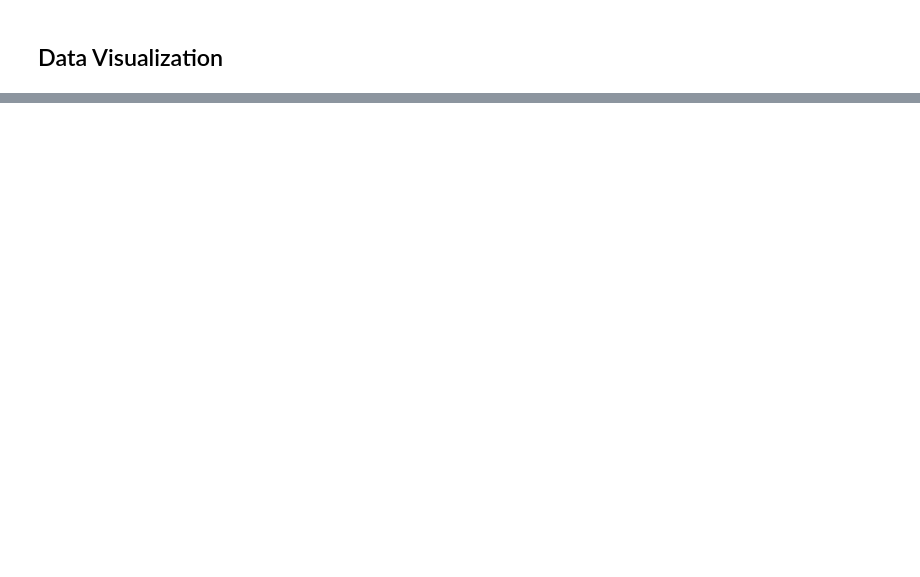
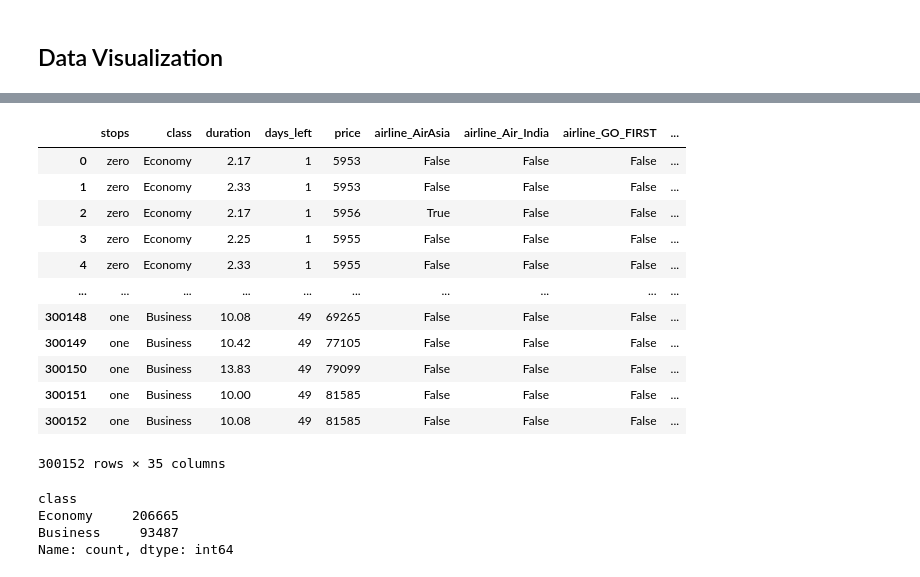
Before and after one commit to CrazyRockgg/Flight-Price-Predictor, a Jupyter notebook: main.ipynb, the cells around one changed output, grey strips where cells are left out. Saved outputs shown, nothing was run; the diff lists cells and outputs as text; code cells hidden in the pictures; blank space fills up the shorter version.

```diff
--- a/main.ipynb
+++ b/main.ipynb
@@ -44,0 +77,3 @@ plt.show()
+# %%
+df.drop(df.index[29359], inplace=True)
+df.drop(['Unnamed: 0', 'flight'], axis=1, inplace=True)
@@ -44,0 +94,29 @@ plt.show()
+# %%
+df = df.join(pd.get_dummies(df['airline'], prefix='airline')).drop('airline', axis=1)
+df = df.join(pd.get_dummies(df['source_city'], prefix='source')).drop('source_city', axis=1)
+df = df.join(pd.get_dummies(df['destination_city'], prefix='destination')).drop('destination_city', axis=1)
+df = df.join(pd.get_dummies(df['departure_time'], prefix='departure')).drop('departure_time', axis=1)
+df = df.join(pd.get_dummies(df['arrival_time'], prefix='arrival_time')).drop('arrival_time', axis=1)
+# %%
+df
+# %% [output]
+|  | stops | class | duration | days_left | price | airline_AirAsia | airline_Air_India | airline_GO_FIRST | ... |
+| 0 | zero | Economy | 2.17 | 1 | 5953 | False | False | False | ... |
+| 1 | zero | Economy | 2.33 | 1 | 5953 | False | False | False | ... |
+| 2 | zero | Economy | 2.17 | 1 | 5956 | True | False | False | ... |
+| 3 | zero | Economy | 2.25 | 1 | 5955 | False | False | False | ... |
+| 4 | zero | Economy | 2.33 | 1 | 5955 | False | False | False | ... |
+| ... | ... | ... | ... | ... | ... | ... | ... | ... | ... |
+| 300148 | one | Business | 10.08 | 49 | 69265 | False | False | False | ... |
+| 300149 | one | Business | 10.42 | 49 | 77105 | False | False | False | ... |
+| 300150 | one | Business | 13.83 | 49 | 79099 | False | False | False | ... |
+| 300151 | one | Business | 10.00 | 49 | 81585 | False | False | False | ... |
+| 300152 | one | Business | 10.08 | 49 | 81585 | False | False | False | ... |
+300152 rows × 35 columns
+# %%
+df['class'].value_counts()
+# %% [output]
+class
+Economy     206665
+Business     93487
+Name: count, dtype: int64
```
Also changed, not shown: parts of 25 cells of this notebook, 1 other file.
